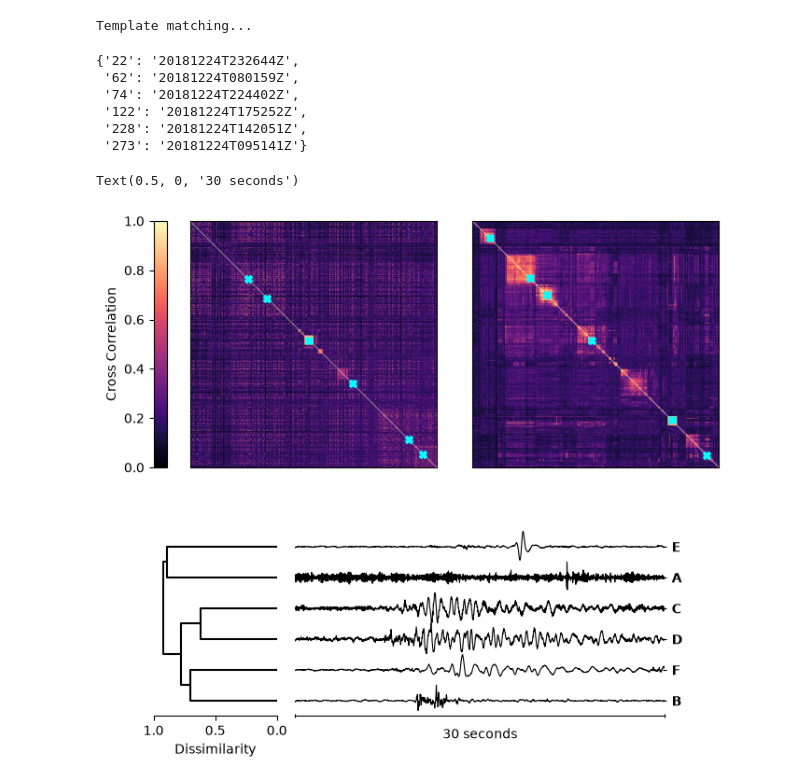
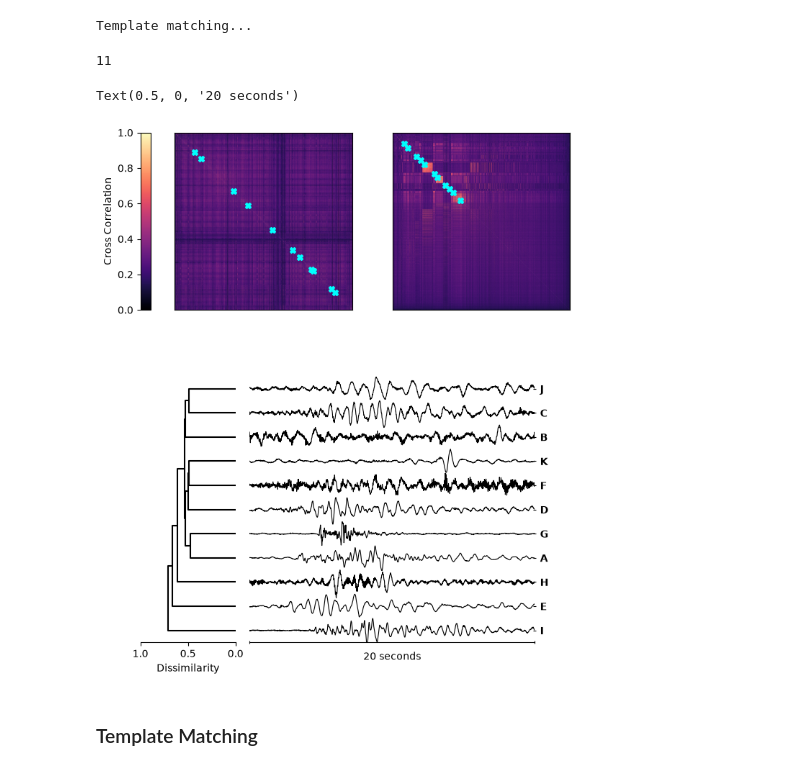
Before and after one commit to JMagyar15/totten-analysis, a Jupyter notebook: cross_correlation_test.ipynb, the cells around one changed output. Drawn from its saved outputs; the diff is of its cells as text; code cells hidden in the pictures.

Commit message:
template matching scripts

```diff
--- a/cross_correlation_test.ipynb
+++ b/cross_correlation_test.ipynb
@@ -221,11 +195,15 @@ plt.imshow(np.nan_to_num(xcorr, nan=0.0))
+# %%
+filename = c_path / 'cc_matrix_N.npz'
+xcorr_file = np.load(filename, allow_pickle=True)
+xcorr = xcorr_file['cc_mat']
 # %%
 dissimilarity = 1.0-xcorr
 dissimilarity = distance.squareform(dissimilarity) #flattened version - same values as dissimilary so 1 - cc_mat
 # %%
 print('Hierarchial clustering...')
-threshold = 0.3 #make this 0.2 to match the correlation detector
+threshold = 0.15 #make this 0.2 to match the correlation detector
 
-linkage = hierarchy.linkage(dissimilarity, method="complete",optimal_ordering=True)
+linkage = fc.linkage(dissimilarity, method="single")
 clusters = hierarchy.fcluster(linkage, threshold, criterion="distance")
 # %% [output]
 Hierarchial clustering...
@@ -233,11 +211,12 @@ Hierarchial clustering...
 print('Template matching...')
 #clusters = np.load(os.path.join(c_path,'clusters_N.npz'))['clusters']
 #cc_mat = np.load(os.path.join(c_path,'cc_matrix_N.npz'))['cc_mat']
-
+t1 = sh.UTCDateTime(2018,12,24)
+t2 = sh.UTCDateTime(2019,1,30)
 full_cat = do.EventCatalogue(t1,t2,c_path)
 
 unique, counts = np.unique(clusters,return_counts=True)
-clust_ind = unique[counts > 5]
+clust_ind = unique[counts > 50]
 
 templates = {}
 template_loc = {}
@@ -257,6 +236,10 @@ for i, clust_N in enumerate(clust_ind):
     template_loc[str(clust_N)] = full_cat.events.index.get_loc(central_id)
 # %% [output]
 Template matching...
+# %%
+len(templates)
+# %% [output]
+11
 # %%
 ind = np.argsort(clusters)
 
@@ -277,7 +260,7 @@ cc_temp = temp[:,ind]
 
 dissimilarity_temp = 1-cc_temp
 dissimilarity_temp = distance.squareform(dissimilarity_temp)
-threshold = 0.3
+threshold = 0.15
 
-linkage_temp = hierarchy.linkage(dissimilarity_temp, method="complete",optimal_ordering=True)
+linkage_temp = fc.linkage(dissimilarity_temp, method="single")
 clusters_temp = hierarchy.fcluster(linkage_temp, threshold, criterion="distance")
@@ -290,18 +267,9 @@ clusters_temp = hierarchy.fcluster(linkage_temp, threshold, criterion="distance"
-# %%
-templates
-# %% [output]
-{'22': '20181224T232644Z',
- '62': '20181224T080159Z',
- '74': '20181224T224402Z',
- '122': '20181224T175252Z',
- '228': '20181224T142051Z',
- '273': '20181224T095141Z'}
 # %%
 #now work out how to plot these nicely...
 
-master_fig = plt.figure(figsize=(8,6))
+master_fig = plt.figure(figsize=(8,8))
 
-xcorr_fig, dendro_fig = master_fig.subfigures(nrows=2,height_ratios=(2,1.5),hspace=0)
+xcorr_fig, dendro_fig = master_fig.subfigures(nrows=2,height_ratios=(2,3),hspace=0)
 
 gs = xcorr_fig.add_gridspec(nrows=len(templates),ncols=3,width_ratios=[0.05,1,1],hspace=0,wspace=0.05)
 
@@ -357,38 +325,40 @@ waveform_ax.spines['right'].set_visible(False)
 hierarchy.set_link_color_palette(['darkgreen','darkred','slategrey','peru','deeppink','olive'])
 
 dendrogram = hierarchy.dendrogram(linkage_temp,color_threshold=0,orientation='left',ax=dend_ax,labels=cluster_nums,no_labels=True,above_threshold_color='black')
 
 dend_ax.set_xlim(1,0)
 dend_ax.set_xlabel('Dissimilarity')
 
 old_index = None
 station_names = []
 for i, cluster_num in enumerate(templates.keys()):
     template_id = templates[cluster_num]
     offset = 5 + i * 10
 
     temp_event = full_cat.select_event(template_id)
-    temp_event.attach_waveforms(inv.select(station='TI3A',channel='CHZ'),w_path,buffer=10,length=25)
-    temp_event.stream.decimate(5)
-    temp_event.stream.filter('bandpass',freqmin=1,freqmax=30)
+    temp_event.attach_waveforms(inv.select(station='TI3A',channel='CHZ'),w_path,buffer=5,length=15,extra=10)
+    temp_event.decimate(5)
+    temp_event.filter('bandpass',freqmin=1,freqmax=30)
 
     stream = temp_event.get_data_window()
     tr = stream.select(station='TI3A',channel='CHZ')[0]
 
     waveform_ax.plot(tr.times(),tr.data/tr.data.max()*5 + offset,lw=0.8,color='black')
-    waveform_ax.set_xlim(0,30)
+    waveform_ax.set_xlim(0,20)
 
 sorted_y_labels = [temp_labels[key] for key in dendrogram['ivl']]
 
 waveform_ax.set_ylim((0,clusters_temp.size*10))
 waveform_ax.set_yticks(np.arange(0,clusters_temp.size*10,10)+5)
 waveform_ax.set_yticklabels(sorted_y_labels,weight='bold')
 waveform_ax.yaxis.set_ticks_position('right')
 
-waveform_ax.set_xticks([0,30])
+waveform_ax.set_xticks([0,20])
 waveform_ax.set_xticklabels(['',''])
 waveform_ax.tick_params(direction='inout')
-waveform_ax.set_xlabel('30 seconds')
+waveform_ax.set_xlabel('20 seconds')
 # %% [output]
-Text(0.5, 0, '30 seconds')
+Text(0.5, 0, '20 seconds')
-[figure, old version]
+[figure, new version]
+# %% [markdown]
+### Template Matching
```
Also changed, not shown: parts of 9 cells of this notebook, 17 other files.
